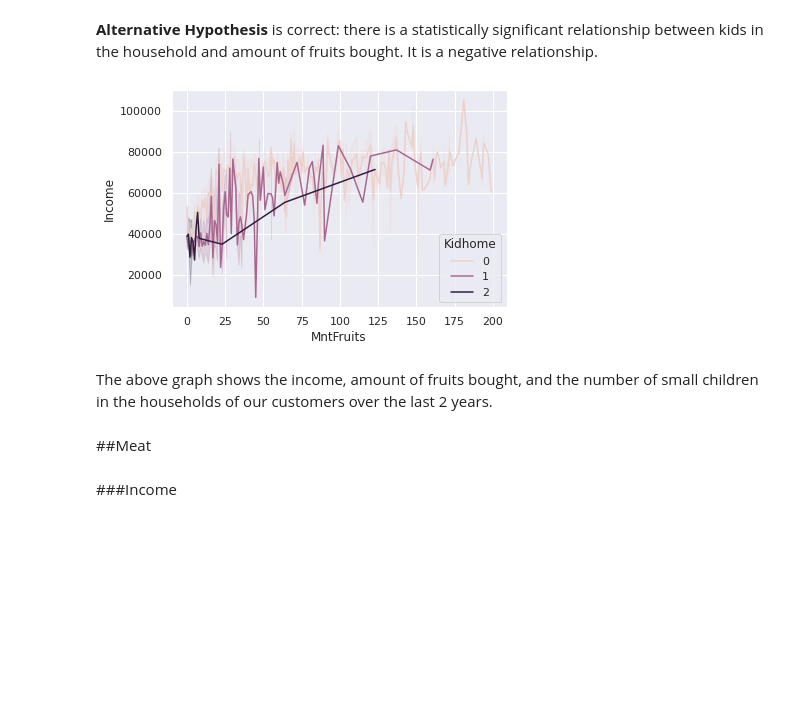
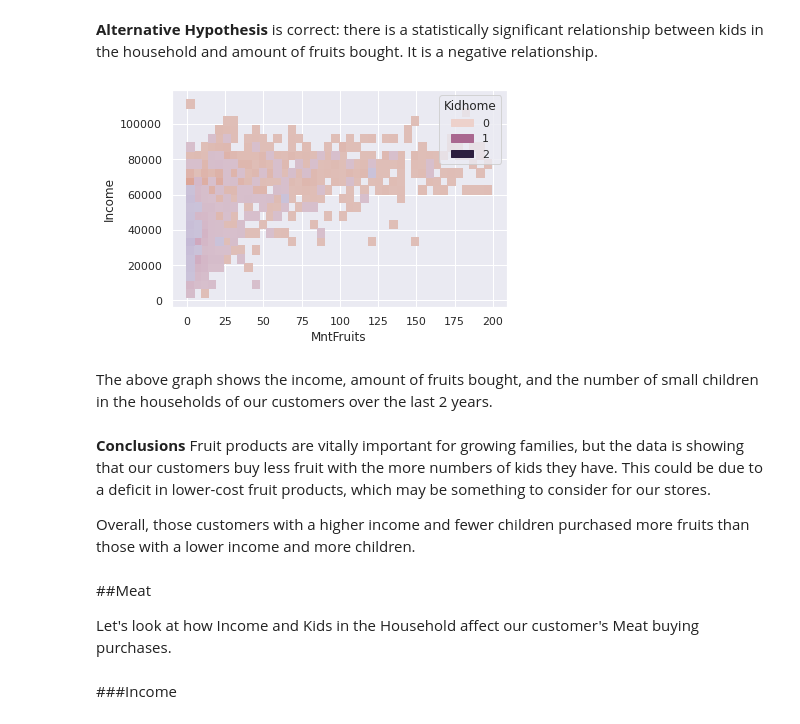
Before and after one commit to clanderson23/Grocery-Analysis, a Jupyter notebook: Grocery_Market_Analysis.ipynb, the cells around one changed output. Cells and saved outputs as stored; diff of their text form; code cells hidden in the pictures; blank space fills up the shorter version.

```diff
--- a/Grocery_Market_Analysis.ipynb
+++ b/Grocery_Market_Analysis.ipynb
@@ -304,14 +304,20 @@ stats.pearsonr(market_df['MntFruits'], market_df['Kidhome'])
 # %% [markdown]
 **Alternative Hypothesis** is correct: there is a statistically significant relationship between kids in the household and amount of fruits bought. It is a negative relationship.
 # %%
-sns.lineplot(x='MntFruits', y='Income', hue='Kidhome', data=market_df)
+sns.histplot(x='MntFruits', y='Income', hue='Kidhome', data=market_df)
 plt.ioff()
 # %% [output]
-[figure, old version]
+[figure, new version]
 # %% [markdown]
 The above graph shows the income, amount of fruits bought, and the number of small children in the households of our customers over the last 2 years.
-# %% [markdown]
-##Meat
+# %% [markdown]
+**Conclusions** Fruit products are vitally important for growing families, but the data is showing that our customers buy less fruit with the more numbers of kids they have. This could be due to a deficit in lower-cost fruit products, which may be something to consider for our stores.
+
+Overall, those customers with a higher income and fewer children purchased more fruits than those with a lower income and more children.
+# %% [markdown]
+##Meat
+
+Let's look at how Income and Kids in the Household affect our customer's Meat buying purchases.
 # %% [markdown]
 ###Income
 # %%
```
Also changed, not shown: parts of 25 cells of this notebook.
